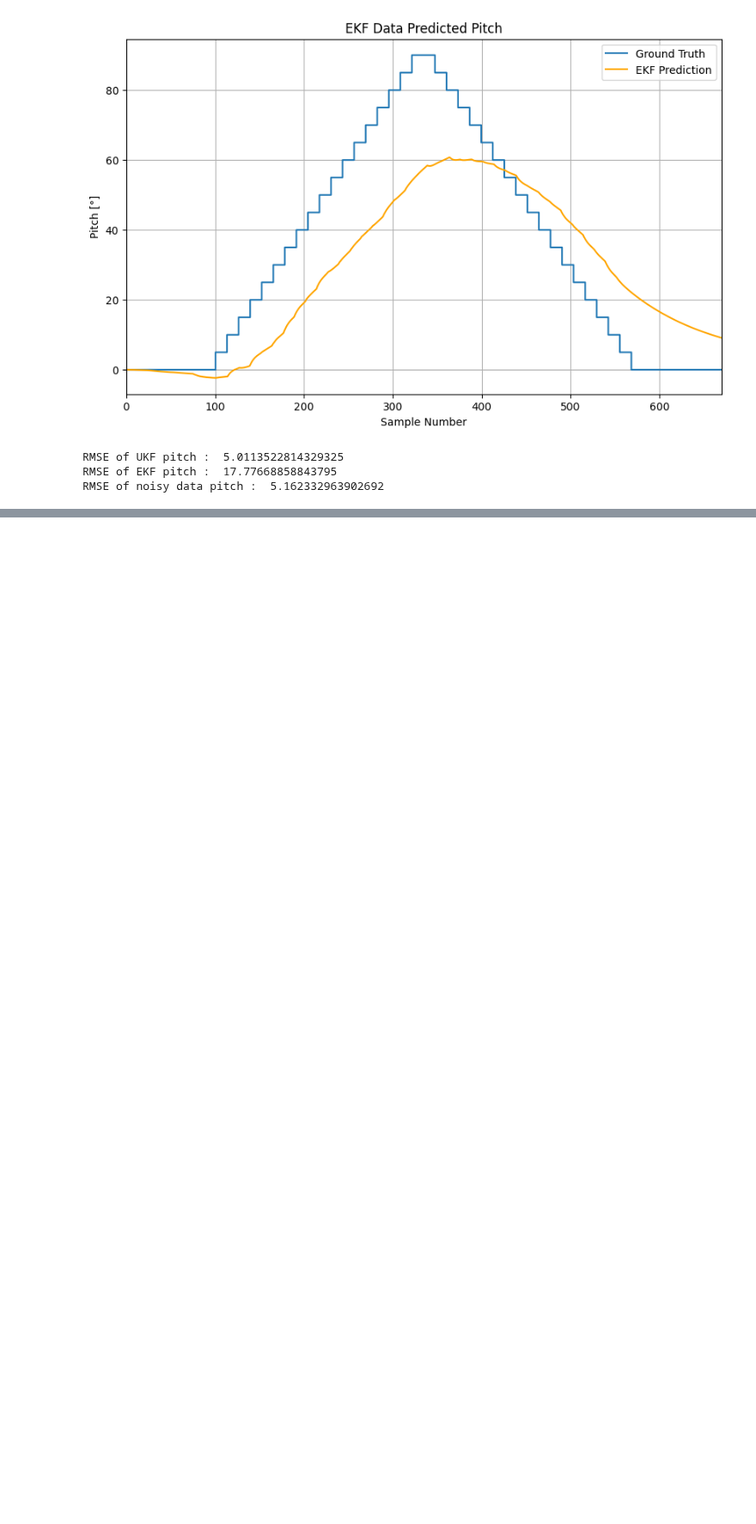
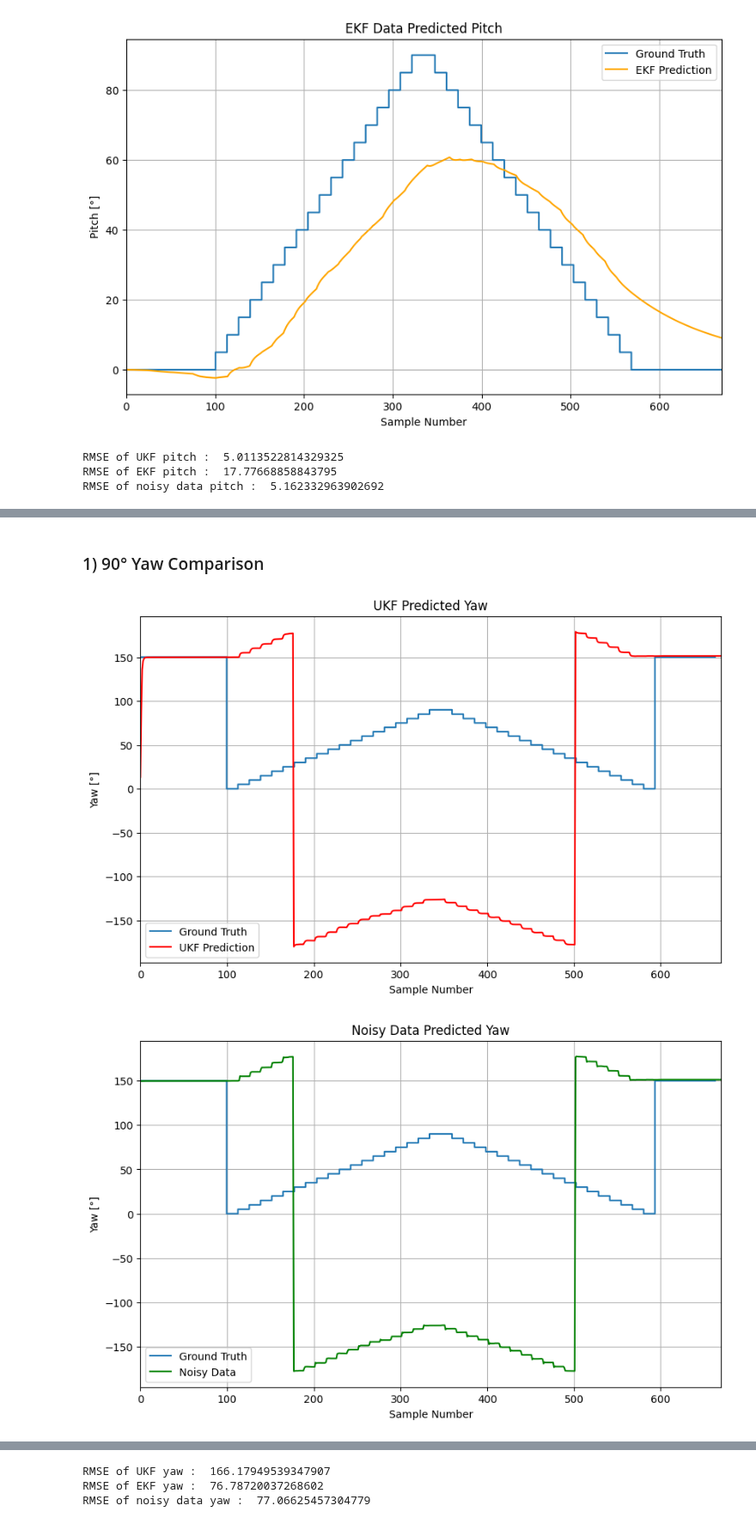
Before and after one commit to kjetteren/RaD_team1_HELIXON, a Jupyter notebook: kalman/FilterEvaluations.ipynb, the cells around one changed output, grey strips where cells are left out. Shown at 86% size. Drawn from its saved outputs; the diff is of its cells as text; code cells hidden in the pictures; blank space fills up the shorter version.

```diff
--- a/kalman/FilterEvaluations.ipynb
+++ b/kalman/FilterEvaluations.ipynb
@@ -547,0 +604,56 @@ RMSE of noisy data pitch :  5.162332963902692
+# %% [markdown]
+### 1)   90° Yaw Comparison
+# %%
+# Generate time steps and yaw values
+time_steps = np.arange(0, 642)  # Adjusted range for time steps
+increments = np.arange(0, 91, 5)  # Incremental changes
+rise_values = np.concatenate([np.repeat(increments[i], 13.1) for i in range(len(increments))])
+fall_values = np.concatenate([np.repeat(increments[i], 13.1) for i in range(len(increments)-1, -1, -1)])
+yaw_values = np.concatenate([np.ones(100) * 150, rise_values, fall_values, np.ones(70) * 150])
+
+# Define a consistent time_steps array based on the length of yaw_values
+time_steps = np.arange(len(yaw_values))
+
+# Plot UKF Predicted Yaw
+plt.figure(figsize=(10, 6))
+plt.step(time_steps, yaw_values, where='mid', label='Ground Truth')
+plt.plot(predicted_UKF_z_yaw, label='UKF Prediction', color='red')  # Replace with actual UKF predictions
+plt.title('UKF Predicted Yaw')
+plt.xlabel('Sample Number')
+plt.ylabel('Yaw [°]')
+plt.xlim(0, 670)
+plt.legend()
+plt.grid(True)
+plt.show()
+
+plt.figure(figsize=(10, 6))
+plt.step(time_steps, yaw_values, where='mid', label='Ground Truth')
+plt.plot(raw_z_yaw, label='Noisy Data', color='green')  # Replace with actual noisy data
+plt.title('Noisy Data Predicted Yaw')
+plt.xlabel('Sample Number')
+plt.ylabel('Yaw [°]')
+plt.xlim(0, 670)
+plt.legend()
+plt.grid(True)
+plt.show()
+
+plt.figure(figsize=(10, 6))
+plt.step(time_steps, yaw_values, where='mid', label='Ground Truth')
+plt.plot(predicted_EKF_z_yaw, label='EKF Prediction', color='orange')  # Replace with actual EKF predictions
+plt.title('EKF Data Predicted Yaw')
+plt.xlabel('Sample Number')
+plt.ylabel('Yaw [°]')
+plt.xlim(0, 670)
+plt.legend()
+plt.grid(True)
+plt.show()
+
+RMSE_UKF_z = np.sqrt(mean_squared_error(yaw_values,predicted_UKF_z_yaw[:len(yaw_values)]))
+RMSE_raw_data_z = np.sqrt(mean_squared_error(yaw_values,raw_y_roll[:len(yaw_values)]))
+RMSE_EKF_z = np.sqrt(mean_squared_error(yaw_values,predicted_EKF_y_roll[:len(yaw_values)]))
+print("RMSE of UKF yaw : ",RMSE_UKF_z)
+print("RMSE of EKF yaw : ",RMSE_EKF_z)
+print("RMSE of noisy data yaw : ",RMSE_raw_data_z)
+# %% [output]
+[figure, added]
+[figure, added]
@@ -547,0 +661,3 @@ RMSE of noisy data pitch :  5.162332963902692
+RMSE of UKF yaw :  166.17949539347907
+RMSE of EKF yaw :  76.78720037268602
+RMSE of noisy data yaw :  77.06625457304779
```
Also changed, not shown: parts of 3 cells of this notebook.
